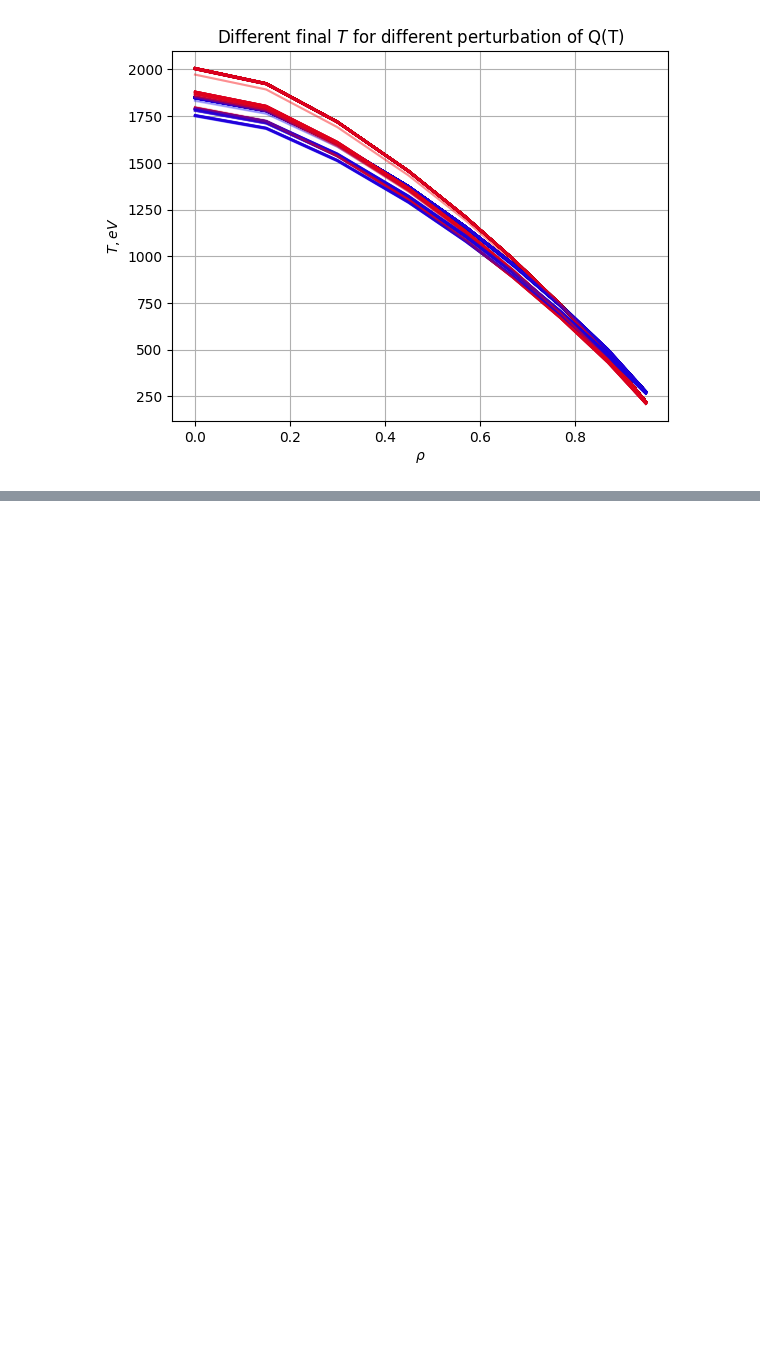
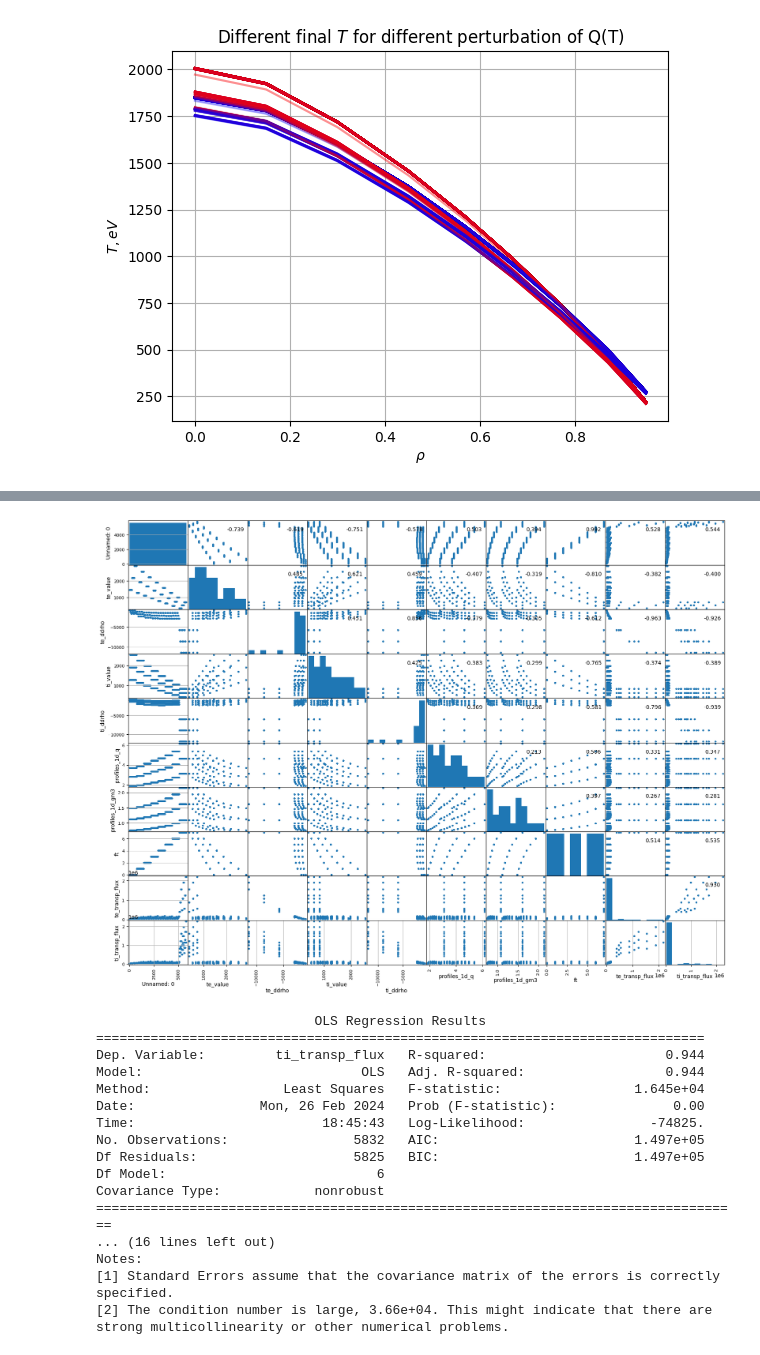
Before and after one commit to vecma-ipp/MFW, a Jupyter notebook: uq/basicda/surrogate_scans.ipynb, the cells around one changed output, grey strips where cells are left out. Saved outputs shown, nothing was run; the diff lists cells and outputs as text; code cells hidden in the pictures; blank space fills up the shorter version.

```diff
--- a/uq/basicda/surrogate_scans.ipynb
+++ b/uq/basicda/surrogate_scans.ipynb
@@ -751,0 +756,46 @@ for sp in species:
+# %%
+# Check the correlations in pyGEM0 data
+
+filename = "gem0py_new_eqtest_1.csv"
+
+# reading and selecting data
+data = pd.read_csv(filename)
+selected_cols = ['profiles_1d_q', 'profiles_1d_gm3', 'ti_transp_flux', 'te_transp_flux']
+#data = data[selected_cols]
+
+# plotting scatter-s and histograms
+axes = pd.plotting.scatter_matrix(data, alpha=0.5, diagonal='hist', figsize=(20,15))
+
+corr = np.array(data.corr())
+for i, j in zip(*plt.np.triu_indices_from(axes, k=1)):
+    axes[i, j].annotate("%.3f" %corr[i,j], (0.8, 0.8), xycoords='axes fraction', ha='center', va='center')
+
+plt.show()
+
+# Anova
+import statsmodels.api as sm
+from statsmodels.formula.api import ols
+
+lm = ols('ti_transp_flux ~ profiles_1d_q + profiles_1d_gm3 + ti_value + te_value + ti_ddrho + te_ddrho', data=data).fit()
+
+print(lm.summary())
+#print(sm.stats.anova_lm(cw_lm, typ=2))
+# %% [output]
+[figure, added]
+                            OLS Regression Results
+==============================================================================
+Dep. Variable:         ti_transp_flux   R-squared:                       0.944
+Model:                            OLS   Adj. R-squared:                  0.944
+Method:                 Least Squares   F-statistic:                 1.645e+04
+Date:                Mon, 26 Feb 2024   Prob (F-statistic):               0.00
+Time:                        18:45:43   Log-Likelihood:                -74825.
+No. Observations:                5832   AIC:                         1.497e+05
+Df Residuals:                    5825   BIC:                         1.497e+05
+Df Model:                           6
+Covariance Type:            nonrobust
+===================================================================================
+... (16 lines left out)
+Notes:
+[1] Standard Errors assume that the covariance matrix of the errors is correctly specified.
+[2] The condition number is large, 3.66e+04. This might indicate that there are
+strong multicollinearity or other numerical problems.
```
Also changed, not shown: parts of 1 cell of this notebook.
